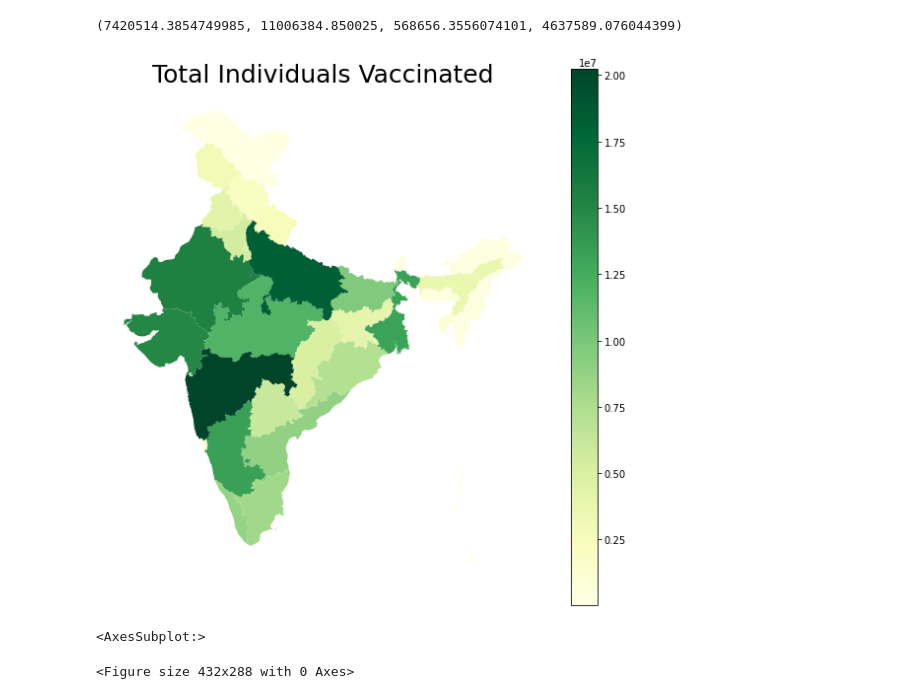
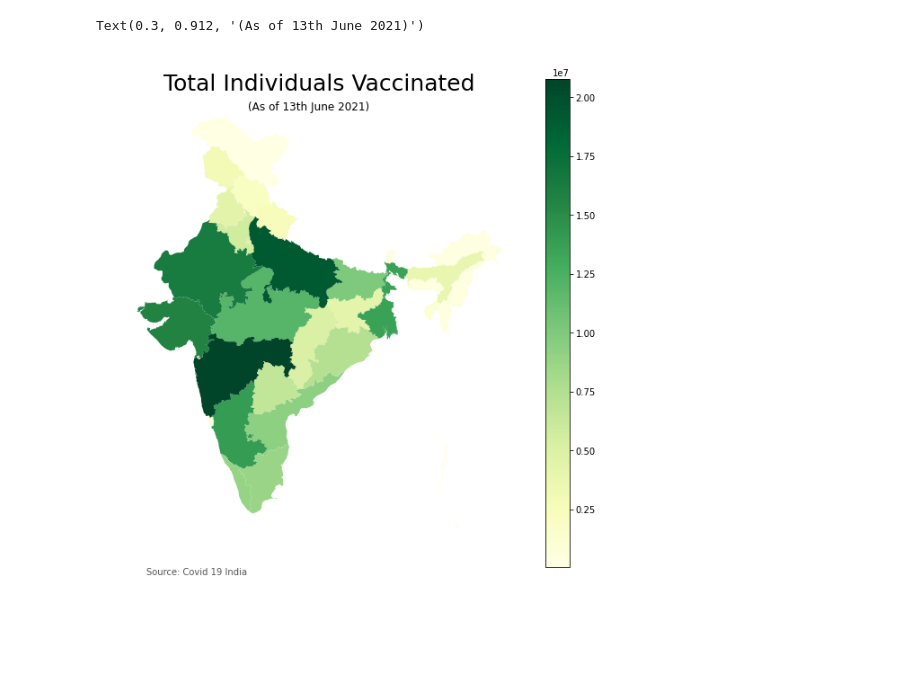
Before and after one commit to Aniruddha-Deb/strattech-intern-assignment, a Jupyter notebook: vaccine_analysis.ipynb, the cells around one changed output. Cells and saved outputs as stored; diff of their text form; code cells hidden in the pictures; blank space fills up the shorter version.

```diff
--- a/vaccine_analysis.ipynb
+++ b/vaccine_analysis.ipynb
@@ -5,5 +17,6 @@ import matplotlib.pyplot as plt
 # %%
 vaccine_data = pd.read_csv("https://api.covid19india.org/csv/latest/cowin_vaccine_data_statewise.csv")
+vaccine_data['Updated On'] = pd.to_datetime(vaccine_data['Updated On'], format="%d/%m/%Y")
 # %%
 vaccine_data.head(5)
 # %% [output]
@@ -47,2 +48,3 @@ india_map.plot()
 # %%
-present_state = vaccine_data.loc[vaccine_data['Updated On']=='10/06/2021']
+present_state = vaccine_data.loc[vaccine_data['Updated On']==pd.to_datetime('13/06/2021')]
+present_state.head()
@@ -100,13 +77,10 @@ merged_map
 # %%
 fig, ax = plt.subplots(1,figsize=(10,10))
 merged_map.plot(column='Total Individuals Vaccinated', cmap='YlGn', ax=ax, legend=True)
 ax.set_title('Total Individuals Vaccinated', fontdict={'fontsize': '25', 'fontweight' : '3'})
 ax.axis('off')
+ax.annotate('Source: Covid 19 India',xy=(0.1, .08), xycoords='figure fraction', horizontalalignment='left', verticalalignment='top', fontsize=10, color='#555555')
+ax.annotate('(As of 13th June 2021)',xy=(0.3, .912), xycoords='figure fraction', horizontalalignment='left', verticalalignment='top', fontsize=12)
 # %% [output]
-(7420514.3854749985, 11006384.850025, 568656.3556074101, 4637589.076044399)
+Text(0.3, 0.912, '(As of 13th June 2021)')
-[figure, old version]
+[figure, new version]
-# %%
-merged_map[]
-# %% [output]
-<AxesSubplot:>
-<Figure size 432x288 with 0 Axes>
```
Also changed, not shown: parts of 30 cells of this notebook, 13 other files.
